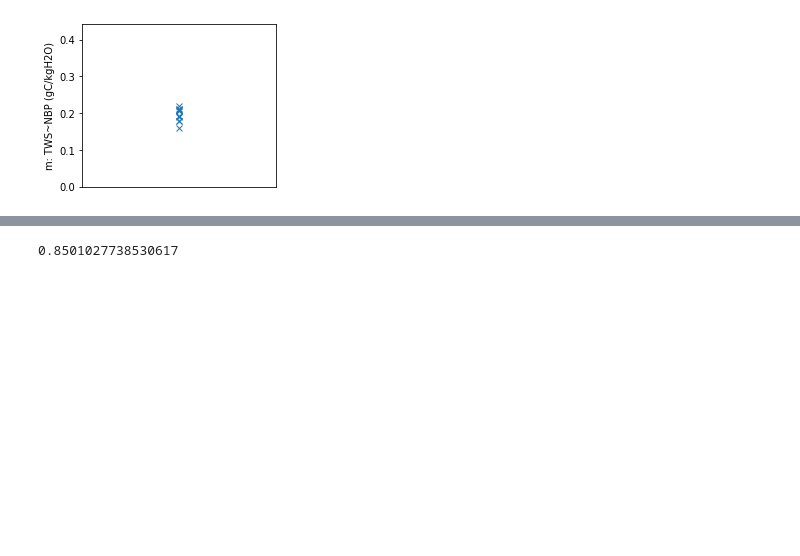
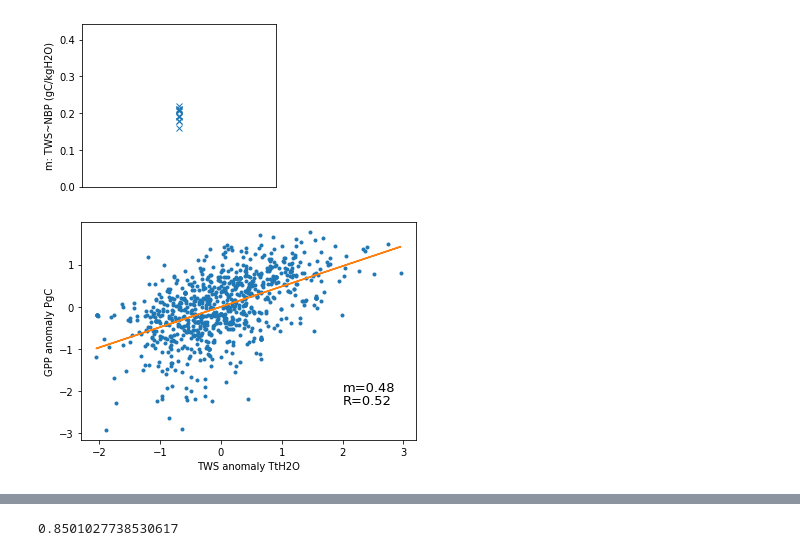
Before and after one commit to djk2120/TWSnbp, a Jupyter notebook: src/TWSnbp.ipynb, the cells around one changed output, grey strips where cells are left out. Cells and saved outputs as stored; diff of their text form; code cells hidden in the pictures; blank space fills up the shorter version.

```diff
--- a/src/TWSnbp.ipynb
+++ b/src/TWSnbp.ipynb
@@ -135,4 +135,4 @@ topdir = '/glade/campaign/cesm/collections/CESM2-LE/archive/'
 mlist = sorted(glob.glob(topdir+'*BHISTcmip6.f09_g17*'))
 data_vars =['NBP','TWS']
 # %%
-output = [myfunc(mm,data_vars) for mm in mlist[:12]]
+output = [myfunc(mm,data_vars) for mm in mlist]
@@ -191,3 +200,21 @@ for ee in output[:12]:
+# %%
+xmax = 1.025*abs(xall).max()
+ymax = 1.025*abs(yall).max()
+
+G  = np.ones([len(xall),2])
+G[:,1] = xall
+d  = yall.reshape([-1,1])
+[m,sumr,r,s]=np.linalg.lstsq(G,d,rcond=None)
+R  = np.corrcoef(xall,yall)[1,0]
+
+plt.plot(xall,yall,'.')
+plt.plot(xall,np.dot(G,m))
+plt.text(2,-2,'m='+str(round(m[1,0],2)),fontsize=13)
+plt.text(2,-2.3,'R='+str(round(R,2)),fontsize=13)
+plt.xlabel('TWS anomaly TtH2O')
+plt.ylabel('GPP anomaly PgC');
+# %% [output]
+[figure, added]
 # %%
 nx = 12
 plt.figure(figsize=[15,9])
```
Also changed, not shown: parts of 12 cells of this notebook.
